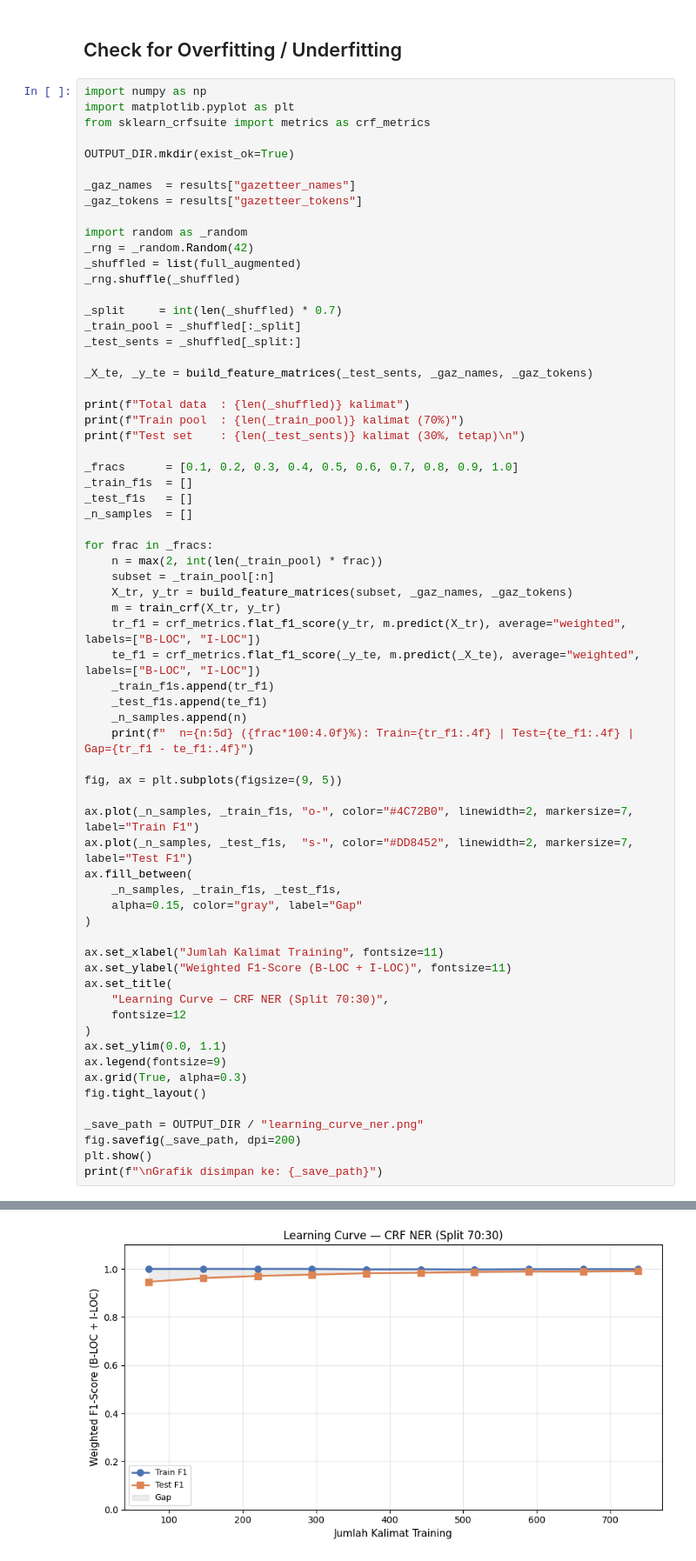
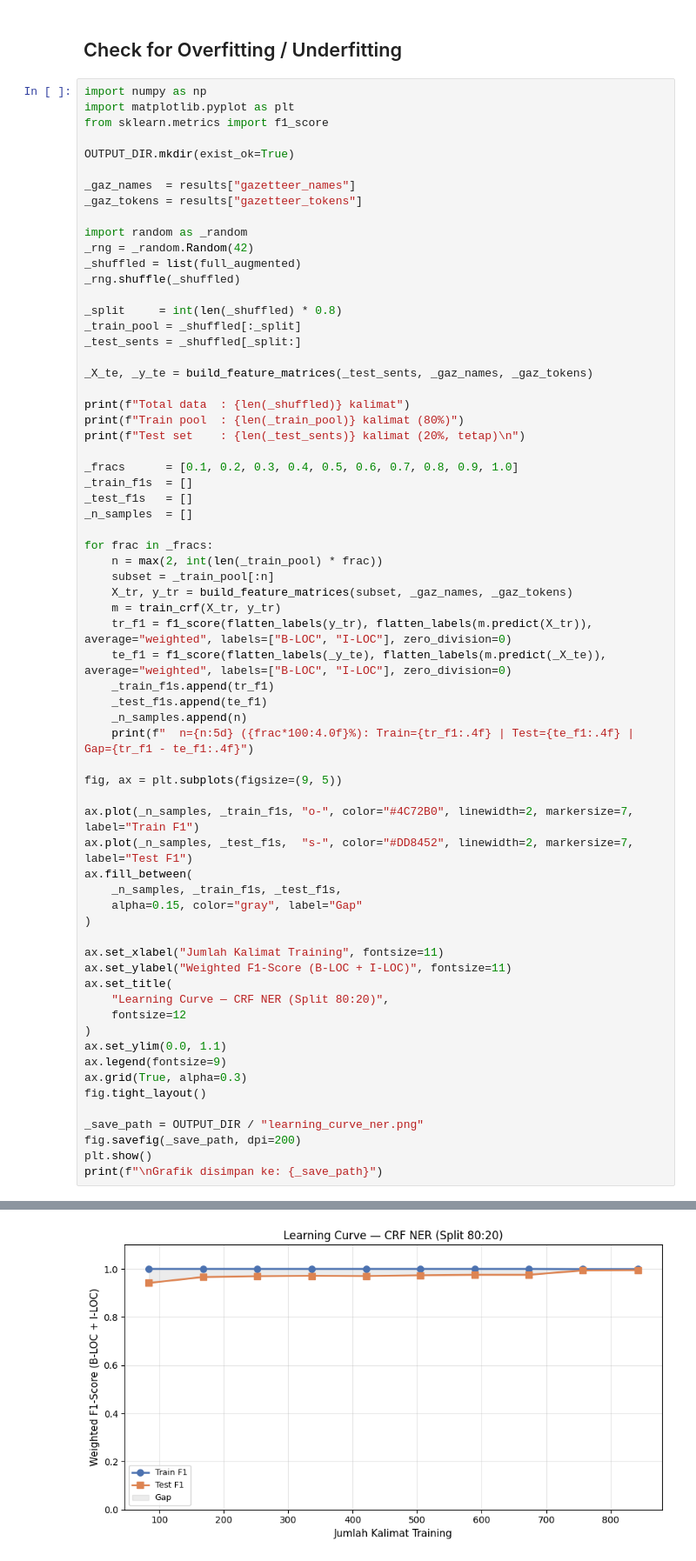
Before and after one commit to fajrulfalah28/paimonguide, a Jupyter notebook: genshin_location_ner_colab.ipynb, the cells around one changed output, grey strips where cells are left out. Shown at 87% size. Cells and saved outputs as stored; diff of their text form.

Commit message:
CRF changed to scratch rather than crfsuite

```diff
--- a/genshin_location_ner_colab.ipynb
+++ b/genshin_location_ner_colab.ipynb
@@ -1666,7 +1862,7 @@ Pertanyaan Random extracted locations: ['mondstadt']
 # %%
 import numpy as np
 import matplotlib.pyplot as plt
-from sklearn_crfsuite import metrics as crf_metrics
+from sklearn.metrics import f1_score
 
 OUTPUT_DIR.mkdir(exist_ok=True)
 
@@ -1678,15 +1874,15 @@ _rng = _random.Random(42)
 _shuffled = list(full_augmented)
 _rng.shuffle(_shuffled)
 
-_split     = int(len(_shuffled) * 0.7)
+_split     = int(len(_shuffled) * 0.8)
 _train_pool = _shuffled[:_split]
 _test_sents = _shuffled[_split:]
 
 _X_te, _y_te = build_feature_matrices(_test_sents, _gaz_names, _gaz_tokens)
 
 print(f"Total data  : {len(_shuffled)} kalimat")
-print(f"Train pool  : {len(_train_pool)} kalimat (70%)")
-print(f"Test set    : {len(_test_sents)} kalimat (30%, tetap)\n")
+print(f"Train pool  : {len(_train_pool)} kalimat (80%)")
+print(f"Test set    : {len(_test_sents)} kalimat (20%, tetap)\n")
 
 _fracs      = [0.1, 0.2, 0.3, 0.4, 0.5, 0.6, 0.7, 0.8, 0.9, 1.0]
 _train_f1s  = []
@@ -1698,8 +1894,8 @@ for frac in _fracs:
     subset = _train_pool[:n]
     X_tr, y_tr = build_feature_matrices(subset, _gaz_names, _gaz_tokens)
     m = train_crf(X_tr, y_tr)
-    tr_f1 = crf_metrics.flat_f1_score(y_tr, m.predict(X_tr), average="weighted", labels=["B-LOC", "I-LOC"])
-    te_f1 = crf_metrics.flat_f1_score(_y_te, m.predict(_X_te), average="weighted", labels=["B-LOC", "I-LOC"])
+    tr_f1 = f1_score(flatten_labels(y_tr), flatten_labels(m.predict(X_tr)), average="weighted", labels=["B-LOC", "I-LOC"], zero_division=0)
+    te_f1 = f1_score(flatten_labels(_y_te), flatten_labels(m.predict(_X_te)), average="weighted", labels=["B-LOC", "I-LOC"], zero_division=0)
     _train_f1s.append(tr_f1)
     _test_f1s.append(te_f1)
     _n_samples.append(n)
@@ -1717,7 +1913,7 @@ ax.fill_between(
 ax.set_xlabel("Jumlah Kalimat Training", fontsize=11)
 ax.set_ylabel("Weighted F1-Score (B-LOC + I-LOC)", fontsize=11)
 ax.set_title(
-    "Learning Curve — CRF NER (Split 70:30)",
+    "Learning Curve — CRF NER (Split 80:20)",
     fontsize=12
 )
 ax.set_ylim(0.0, 1.1)
@@ -1747,2 +1943,2 @@ Test set    : 316 kalimat (30%, tetap)
-[figure, old version]
+[figure, new version]
 Grafik disimpan ke: d:\Fajrul\Kuliah\Skripsi\Chatbot\outputs\learning_curve_ner.png
```
Also changed, not shown: parts of 58 cells of this notebook, 4 other files.
